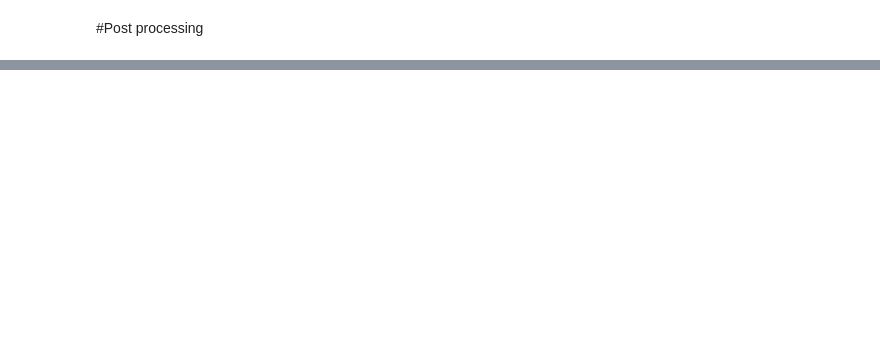
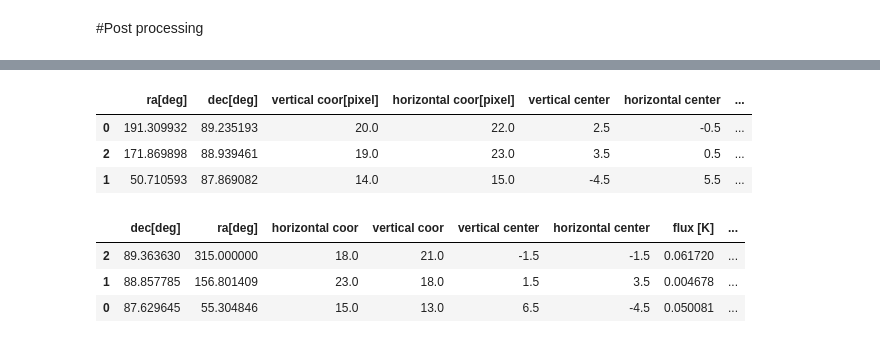
Before and after one commit to ali7amie/Tianlai, a Jupyter notebook: source_finder.ipynb, the cells around one changed output, grey strips where cells are left out. Cells and saved outputs as stored; diff of their text form; code cells hidden in the pictures; blank space fills up the shorter version.

```diff
--- a/source_finder.ipynb
+++ b/source_finder.ipynb
@@ -1054,0 +1149,12 @@ display(a.sorted_detection_dataframe)
+# %%
+display(b.maps_array[0][0][0][1][0].simulation[1])
+b.maps_array[0][0][0][1][0].sorted_detection_dataframe
+# %% [output]
+|  | ra[deg] | dec[deg] | vertical coor[pixel] | horizontal coor[pixel] | vertical center | horizontal center | ... |
+| 0 | 191.309932 | 89.235193 | 20.0 | 22.0 | 2.5 | -0.5 | ... |
+| 2 | 171.869898 | 88.939461 | 19.0 | 23.0 | 3.5 | 0.5 | ... |
+| 1 | 50.710593 | 87.869082 | 14.0 | 15.0 | -4.5 | 5.5 | ... |
+|  | dec[deg] | ra[deg] | horizontal coor | vertical coor | vertical center | horizontal center | flux [K] | ... |
+| 2 | 89.363630 | 315.000000 | 18.0 | 21.0 | -1.5 | -1.5 | 0.061720 | ... |
+| 1 | 88.857785 | 156.801409 | 23.0 | 18.0 | 1.5 | 3.5 | 0.004678 | ... |
+| 0 | 87.629645 | 55.304846 | 15.0 | 13.0 | 6.5 | -4.5 | 0.050081 | ... |
```
Also changed, not shown: parts of 16 cells of this notebook.
